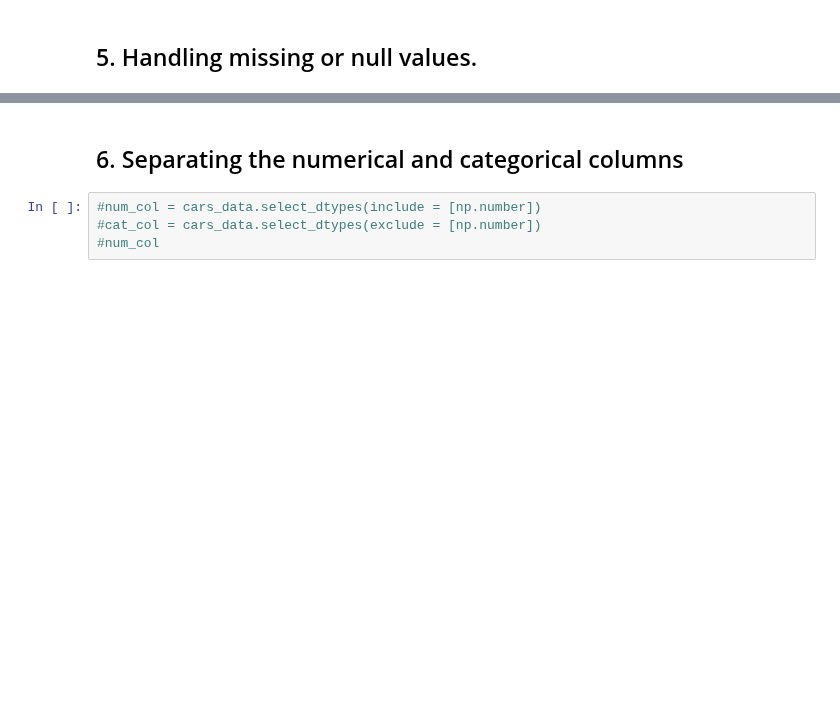
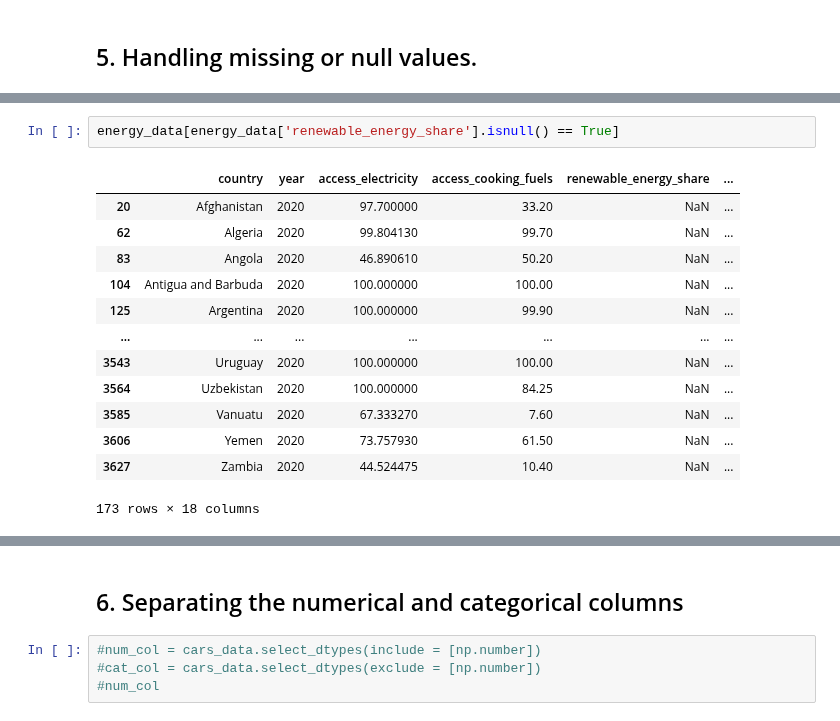
Before and after one commit to elkinbarretorojas/data_science, a Jupyter notebook: energy/model.ipynb, the cells around one changed output, grey strips where cells are left out. Cells and saved outputs as stored; diff of their text form; blank space fills up the shorter version.

```diff
--- a/energy/model.ipynb
+++ b/energy/model.ipynb
@@ -138,0 +166,16 @@ KeyError: 'access_electricity'
+# %%
+energy_data[energy_data['renewable_energy_share'].isnull() == True]
+# %% [output]
+|  | country | year | access_electricity | access_cooking_fuels | renewable_energy_share | ... |
+| 20 | Afghanistan | 2020 | 97.700000 | 33.20 | NaN | ... |
+| 62 | Algeria | 2020 | 99.804130 | 99.70 | NaN | ... |
+| 83 | Angola | 2020 | 46.890610 | 50.20 | NaN | ... |
+| 104 | Antigua and Barbuda | 2020 | 100.000000 | 100.00 | NaN | ... |
+| 125 | Argentina | 2020 | 100.000000 | 99.90 | NaN | ... |
+| ... | ... | ... | ... | ... | ... | ... |
+| 3543 | Uruguay | 2020 | 100.000000 | 100.00 | NaN | ... |
+| 3564 | Uzbekistan | 2020 | 100.000000 | 84.25 | NaN | ... |
+| 3585 | Vanuatu | 2020 | 67.333270 | 7.60 | NaN | ... |
+| 3606 | Yemen | 2020 | 73.757930 | 61.50 | NaN | ... |
+| 3627 | Zambia | 2020 | 44.524475 | 10.40 | NaN | ... |
+173 rows × 18 columns
```
Also changed, not shown: parts of 13 cells of this notebook, 2 other files.
